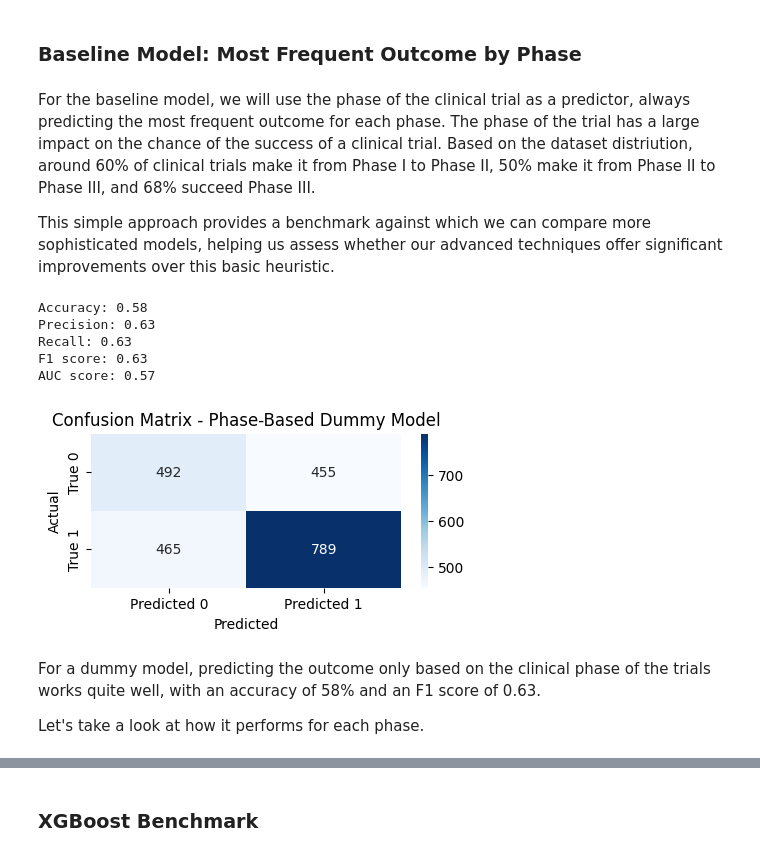
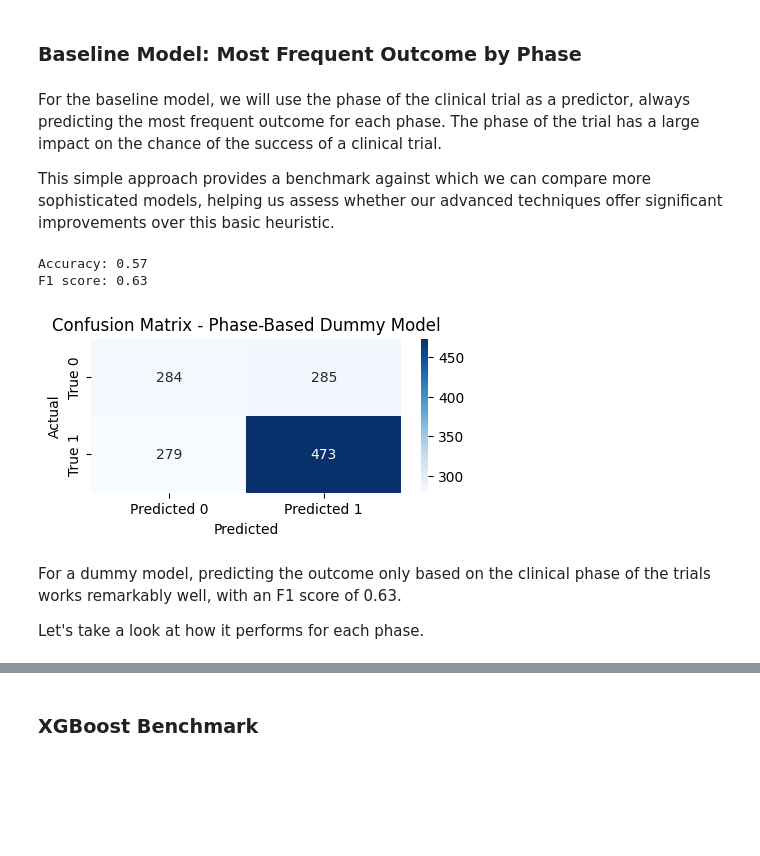
Before and after one commit to adourian/Clinical-Trial-Outcomes, a Jupyter notebook: clinical_trial_outcomes.ipynb, the cells around one changed output, grey strips where cells are left out. Saved outputs shown, nothing was run; the diff lists cells and outputs as text; code cells hidden in the pictures; blank space fills up the shorter version.

```diff
--- a/clinical_trial_outcomes.ipynb
+++ b/clinical_trial_outcomes.ipynb
@@ -181,15 +211,15 @@ if run_embeddings:
   diseases_tinybiobert = build_tinybioBERT_features(augmented_data['diseases'])
 
   # We can save our embeddings not to have to run it again
-  with open('embeddings_diseases/diseases_medbert.pkl', 'wb') as f:
+  with open('/content/drive/MyDrive/Colab Notebooks/Clinical Trials Outcomes/embeddings_diseases/diseases_medbert.pkl', 'wb') as f:
     pickle.dump([diseases_medbert[i].flatten() for i in range(len(diseases_medbert))], f)
-  with open('embeddings_diseases/diseases_tinybiobert.pkl', 'wb') as f:
+  with open('/content/drive/MyDrive/Colab Notebooks/Clinical Trials Outcomes/embeddings_diseases/diseases_tinybiobert.pkl', 'wb') as f:
     pickle.dump([diseases_tinybiobert[i].flatten() for i in range(len(diseases_tinybiobert))], f)
 else:
   # Load data if already computed embeddings
-  with open('embeddings_diseases/diseases_medbert.pkl', 'rb') as f:
+  with open('/content/drive/MyDrive/Colab Notebooks/Clinical Trials Outcomes/embeddings_diseases/diseases_medbert.pkl', 'rb') as f:
     diseases_medbert = pickle.load(f)
-  with open('embeddings_diseases/diseases_tinybiobert.pkl', 'rb') as f:
+  with open('/content/drive/MyDrive/Colab Notebooks/Clinical Trials Outcomes/embeddings_diseases/diseases_tinybiobert.pkl', 'rb') as f:
     diseases_tinybiobert = pickle.load(f)
 # %% [markdown]
 ### Brief summary and inclusion/exclusion criteria
@@ -199,19 +229,19 @@ if run_embeddings:
   exclusion_biosimcse = build_BioSimCSE_features(augmented_data['Exclusion Criteria'])
   brief_summary_biosimcse = build_BioSimCSE_features(augmented_data['brief_summary'])
   # Save these embeddings
-  with open('embeddings_sentences/inclusion_biosimcse.pkl', 'wb') as f:
+  with open('/content/drive/MyDrive/Colab Notebooks/Clinical Trials Outcomes/embeddings_sentences/inclusion_biosimcse.pkl', 'wb') as f:
     pickle.dump([inclusion_biosimcse[i].flatten() for i in range(len(inclusion_biosimcse))], f)
-  with open('embeddings_sentences/exclusion_biosimcse.pkl', 'wb') as f:
+  with open('/content/drive/MyDrive/Colab Notebooks/Clinical Trials Outcomes/embeddings_sentences/exclusion_biosimcse.pkl', 'wb') as f:
     pickle.dump([exclusion_biosimcse[i].flatten() for i in range(len(exclusion_biosimcse))], f)
-  with open('embeddings_sentences/brief_summary_biosimcse.pkl', 'wb') as f:
+  with open('/content/drive/MyDrive/Colab Notebooks/Clinical Trials Outcomes/embeddings_sentences/brief_summary_biosimcse.pkl', 'wb') as f:
     pickle.dump([brief_summary_biosimcse[i].flatten() for i in range(len(brief_summary_biosimcse))], f)
 else:
   # Load them if already computed
-  with open('embeddings_sentences/inclusion_biosimcse.pkl', 'rb') as f:
+  with open('/content/drive/MyDrive/Colab Notebooks/Clinical Trials Outcomes/embeddings_sentences/inclusion_biosimcse.pkl', 'rb') as f:
     inclusion_biosimcse = pickle.load(f)
-  with open('embeddings_sentences/exclusion_biosimcse.pkl', 'rb') as f:
+  with open('/content/drive/MyDrive/Colab Notebooks/Clinical Trials Outcomes/embeddings_sentences/exclusion_biosimcse.pkl', 'rb') as f:
     exclusion_biosimcse = pickle.load(f)
-  with open ('embeddings_sentences/brief_summary_biosimcse.pkl', 'rb') as f:
+  with open ('/content/drive/MyDrive/Colab Notebooks/Clinical Trials Outcomes/embeddings_sentences/brief_summary_biosimcse.pkl', 'rb') as f:
     brief_summary_biosimcse = pickle.load(f)
 # %% [markdown]
 ### SMILES
@@ -219,11 +249,11 @@ else:
 if run_embeddings:
   smiles_chemberta = build_ChemBERTa_features(augmented_data['smiless'])
   # Save these embeddings
-  with open('embeddings_SMILES/smiles_chemberta.pkl', 'wb') as f:
+  with open('/content/drive/MyDrive/Colab Notebooks/Clinical Trials Outcomes/embeddings_SMILES/smiles_chemberta.pkl', 'wb') as f:
     pickle.dump([smiles_chemberta[i].flatten() for i in range(len(smiles_chemberta))], f)
 else:
   # Load them if already computed
-  with open('embeddings_SMILES/smiles_chemberta.pkl', 'rb') as f:
+  with open('/content/drive/MyDrive/Colab Notebooks/Clinical Trials Outcomes/embeddings_SMILES/smiles_chemberta.pkl', 'rb') as f:
     smiles_chemberta = pickle.load(f)
 # %% [markdown]
 ### Assemble features
@@ -260,13 +288,13 @@ With only 17k examples, we will use a 75-12.5-12.5 stratified split to ensure co
 dataset = data_1 # Note: MedBERT ended up performing better than TinyBioBERT and was therefore used for modelling
 
 # Saving the final dataset
-dataset.to_csv('data/embedded_dataset.csv', index=False)
+dataset.to_csv('/content/drive/MyDrive/Colab Notebooks/Clinical Trials Outcomes/data/embedded_dataset.csv', index=False)
 
 # Split into training, validation, and test data.
 X = dataset.drop(columns=['label', 'nctid'])
 y = dataset['label']
 
-X_train, X_temp, y_train, y_temp = train_test_split(X, y, test_size=0.25, stratify=y, random_state=42)
+X_train, X_temp, y_train, y_temp = train_test_split(X, y, test_size=0.15, stratify=y, random_state=42)
 X_val, X_test, y_val, y_test = train_test_split(X_temp, y_temp, test_size=0.50, stratify=y_temp, random_state=42)
 
 print(f"Training set: {len(X_train)} examples")
@@ -281,7 +309,7 @@ Test set: 2202 examples
 # %% [markdown]
 ### Baseline Model: Most Frequent Outcome by Phase
 # %% [markdown]
-For the baseline model, we will use the phase of the clinical trial as a predictor, always predicting the most frequent outcome for each phase. The phase of the trial has a large impact on the chance of the success of a clinical trial. Based on the dataset distriution, around 60% of clinical trials make it from Phase I to Phase II, 50% make it from Phase II to Phase III, and 68% succeed Phase III.
+For the baseline model, we will use the phase of the clinical trial as a predictor, always predicting the most frequent outcome for each phase. The phase of the trial has a large impact on the chance of the success of a clinical trial.
 
 This simple approach provides a benchmark against which we can compare more sophisticated models, helping us assess whether our advanced techniques offer significant improvements over this basic heuristic.
 # %%
@@ -318,44 +346,41 @@ class PhaseBasedDummyClassifier(BaseEstimator, ClassifierMixin):
 
         phase_columns = X[:, 1:8]
         predictions = np.zeros(X.shape[0], dtype=int)
 
         for i in range(7):
             phase_mask = phase_columns[:, i] == 1
             predictions[phase_mask] = self.phase_predictions[i]
 
         return predictions
 
 # Use the new classifier
 dummy_phase_based = PhaseBasedDummyClassifier()
 dummy_phase_based.fit(X_train, y_train)  # Use training data to fit
-phase_based_predictions = dummy_phase_based.predict(X_val)
+phase_based_predictions = dummy_phase_based.predict(X_test)
 
 # Calculate metrics
-accuracy = accuracy_score(y_val, phase_based_predictions)
-f1 = f1_score(y_val, phase_based_predictions)
+accuracy = accuracy_score(y_test, phase_based_predictions)
+f1 = f1_score(y_test, phase_based_predictions)
 
 # Print metrics
 print(f"Accuracy: {accuracy:.2f}")
 
 print(f"F1 score: {f1:.2f}")
 
 # Confusion Matrix
-conf_matrix = confusion_matrix(y_val, phase_based_predictions)
+conf_matrix = confusion_matrix(y_test, phase_based_predictions)
 plt.figure(figsize=(5, 2))
 sns.heatmap(conf_matrix, annot=True, fmt="d", cmap="Blues", xticklabels=['Predicted 0', 'Predicted 1'], yticklabels=['True 0', 'True 1'])
 plt.ylabel('Actual')
 plt.xlabel('Predicted')
 plt.title('Confusion Matrix - Phase-Based Dummy Model')
 plt.show()
 # %% [output]
-Accuracy: 0.58
-Precision: 0.63
-Recall: 0.63
+Accuracy: 0.57
 F1 score: 0.63
-AUC score: 0.57
-[figure, old version]
+[figure, new version]
 # %% [markdown]
-For a dummy model, predicting the outcome only based on the clinical phase of the trials works quite well, with an accuracy of 58% and an F1 score of 0.63.
+For a dummy model, predicting the outcome only based on the clinical phase of the trials works remarkably well, with an F1 score of 0.63.
 
 Let's take a look at how it performs for each phase.
 # %%
```
Also changed, not shown: parts of 28 cells of this notebook, 3 other files.
